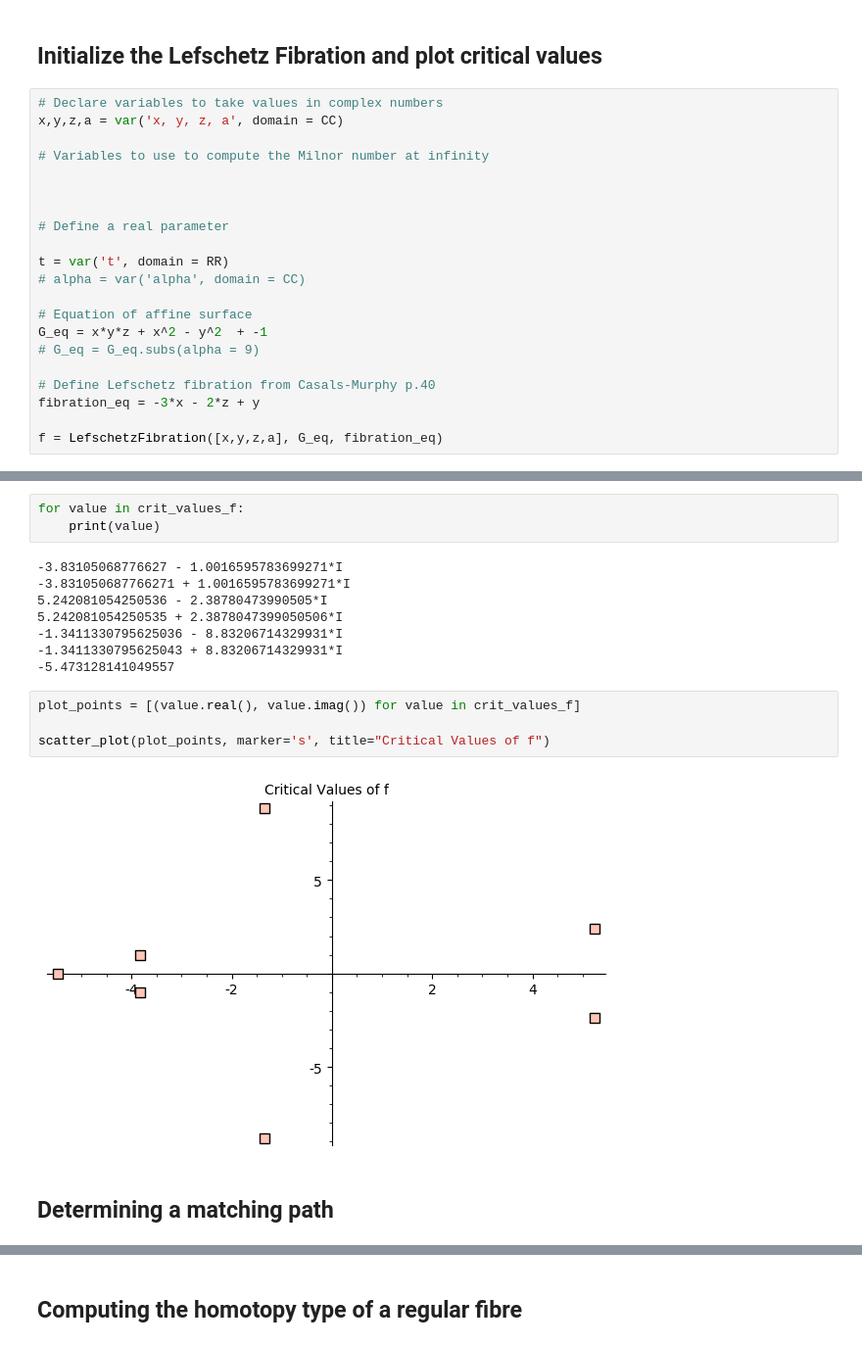
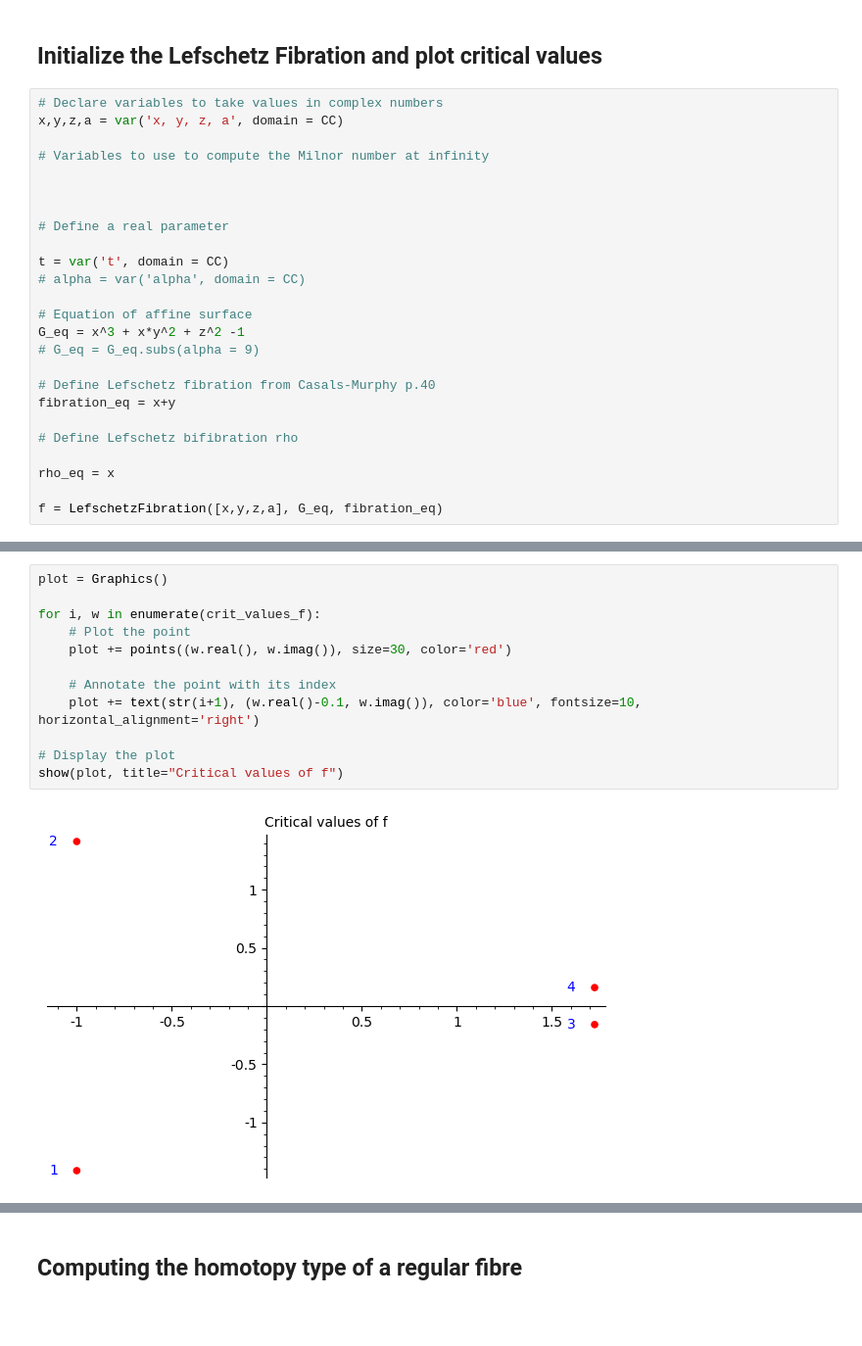
Before and after one commit to ViveLeFrance/Painlev-, a Jupyter notebook: painleve.ipynb, the cells around one changed output, grey strips where cells are left out. Shown at 98% size. Drawn from its saved outputs; the diff is of its cells as text; blank space fills up the shorter version.

```diff
--- a/painleve.ipynb
+++ b/painleve.ipynb
@@ -105,15 +112,19 @@ x,y,z,a = var('x, y, z, a', domain = CC)
 
 # Define a real parameter
 
-t = var('t', domain = RR)
+t = var('t', domain = CC)
 # alpha = var('alpha', domain = CC)
 
 # Equation of affine surface
-G_eq = x*y*z + x^2 - y^2  + -1
+G_eq = x^3 + x*y^2 + z^2 -1
 # G_eq = G_eq.subs(alpha = 9)
 
 # Define Lefschetz fibration from Casals-Murphy p.40
-fibration_eq = -3*x - 2*z + y
+fibration_eq = x+y
+
+# Define Lefschetz bifibration rho
+
+rho_eq = x
 
 f = LefschetzFibration([x,y,z,a], G_eq, fibration_eq)
 # %%
@@ -126,19 +139,14 @@ len(crit_points_f)
-# %%
-for value in crit_values_f:
-    print(value)
-# %% [output]
--3.83105068776627 - 1.0016595783699271*I
--3.831050687766271 + 1.0016595783699271*I
-5.242081054250536 - 2.38780473990505*I
-5.242081054250535 + 2.3878047399050506*I
--1.3411330795625036 - 8.83206714329931*I
--1.3411330795625043 + 8.83206714329931*I
--5.473128141049557
-# %%
-plot_points = [(value.real(), value.imag()) for value in crit_values_f]
-
-scatter_plot(plot_points, marker='s', title="Critical Values of f")
-# %% [output]
-[figure, removed]
-# %% [markdown]
-## Determining a matching path
+# %%
+plot = Graphics()
+
+for i, w in enumerate(crit_values_f):
+    # Plot the point
+    plot += points((w.real(), w.imag()), size=30, color='red')
+
+    # Annotate the point with its index
+    plot += text(str(i+1), (w.real()-0.1, w.imag()), color='blue', fontsize=10, horizontal_alignment='right')
+
+# Display the plot
+show(plot, title="Critical values of f")
+# %% [output]
+[figure, added]
```
Also changed, not shown: parts of 27 cells of this notebook, 1 other file.
